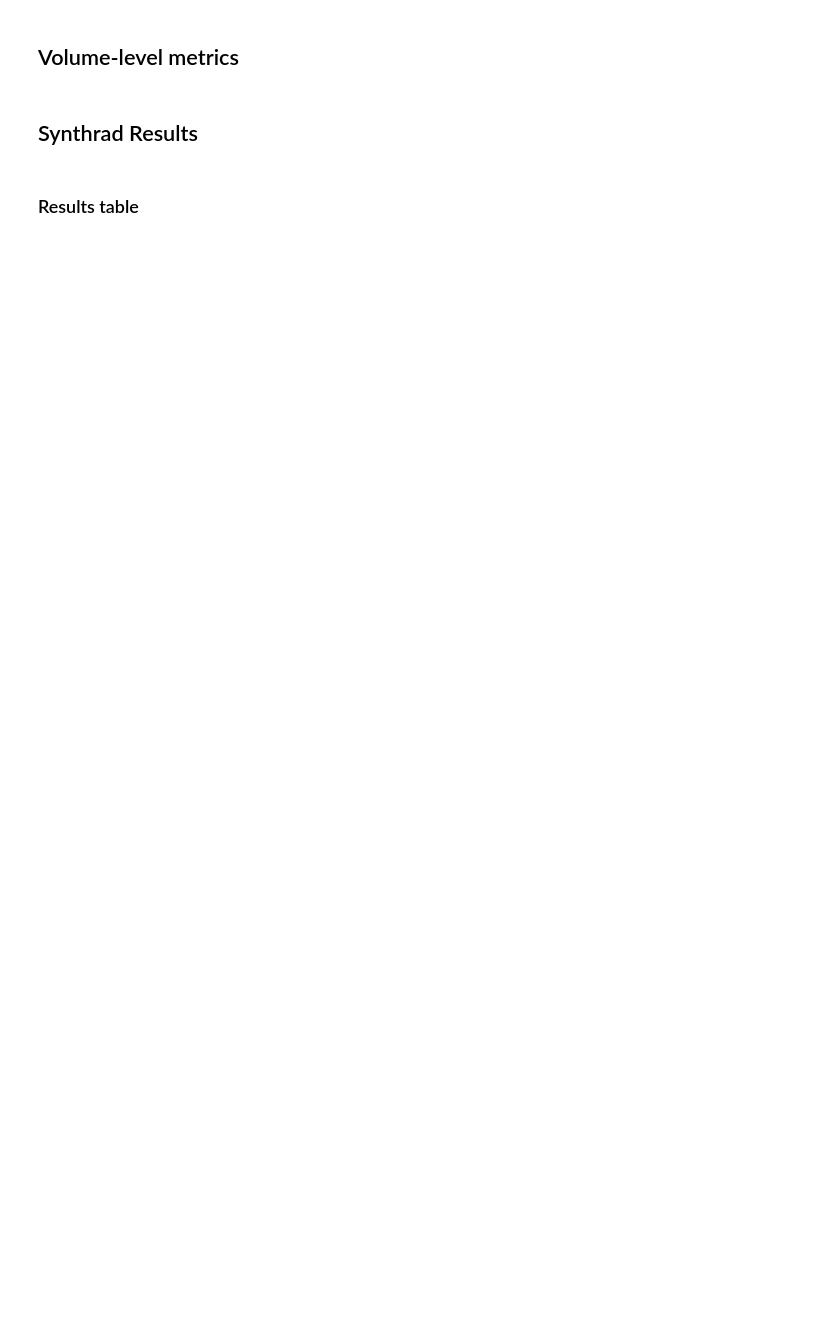
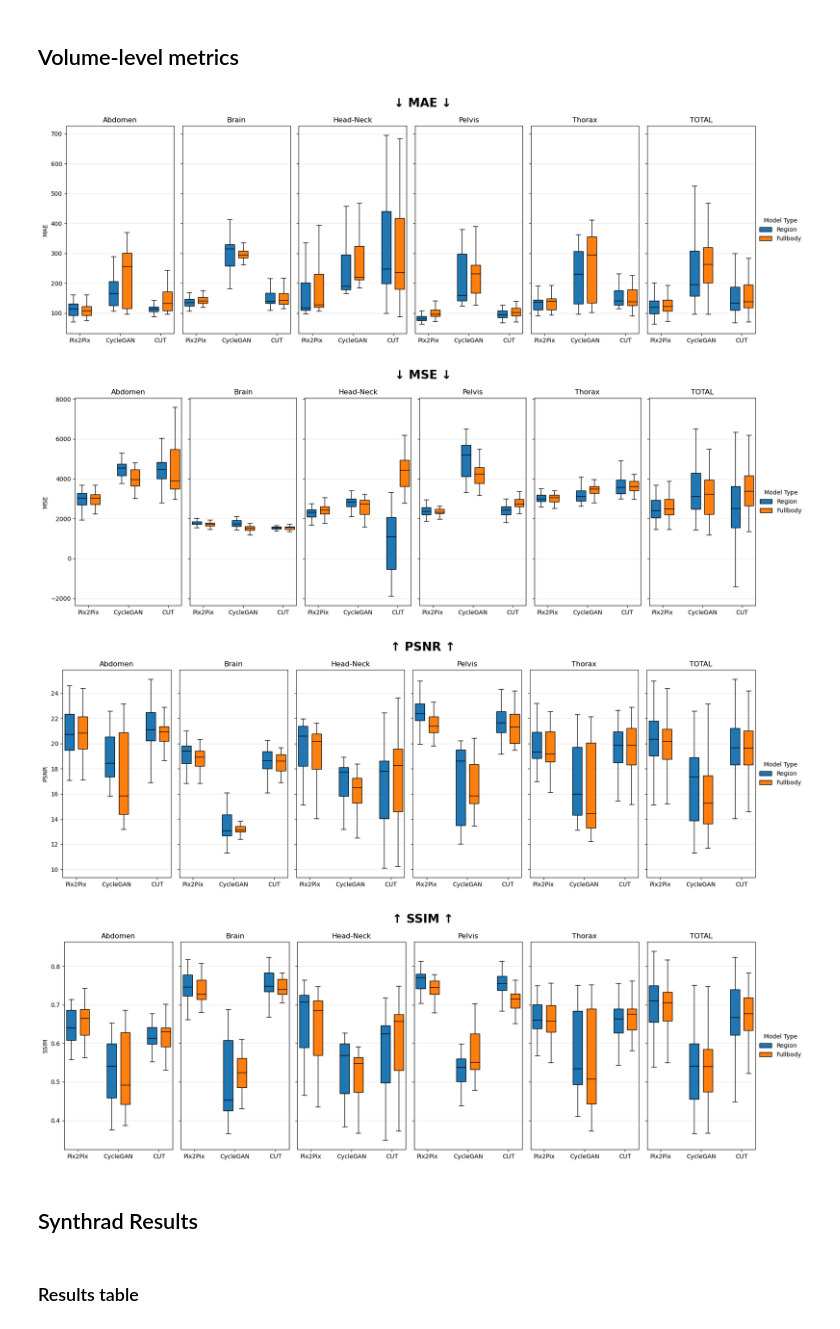
Before and after one commit to NicSchuler/fullbody-sCT, a Jupyter notebook: training/checkpoints/visualize_testing_results.ipynb, the cells around one changed output. Cells and saved outputs as stored; diff of their text form; code cells hidden in the pictures; blank space fills up the shorter version.

Commit message:
testing results incl. volume

```diff
--- a/training/checkpoints/visualize_testing_results.ipynb
+++ b/training/checkpoints/visualize_testing_results.ipynb
@@ -582,41 +617,47 @@ cut_synthrad_HN_final: dropping 8.39% of rows (247 slices) due to missing values
 ## Volume-level metrics
 # %%
 # Data loading
-data_info_ex1 = pd.DataFrame(
+data_info_ex1_volume = pd.DataFrame(
     [
-        ["Region", "Baseline", "pix2pix_synthrad_abdomen_final/test_50/test_metrics_over_all.csv"],
-        ["Region", "Baseline", "pix2pix_synthrad_brain_final/test_50/test_metrics_over_all.csv"],
-        ["Region", "Baseline", "pix2pix_synthrad_headneck_final/test_50/test_metrics_over_all.csv"],
-        ["Region", "Baseline", "pix2pix_synthrad_pelvis_final/test_50/test_metrics_over_all.csv"],
-        ["Region", "Baseline", "pix2pix_synthrad_thorax_final/test_50/test_metrics_over_all.csv"],
-        ["Fullbody", "Baseline", "pix2pix_synthrad_allregion_final/test_50/test_metrics_over_all.csv"],
+        ["Region", "Baseline", "pix2pix_synthrad_abdomen_final/test_50/test_metrics_over_volume.csv"],
+        ["Region", "Baseline", "pix2pix_synthrad_brain_final/test_50/test_metrics_over_volume.csv"],
+        ["Region", "Baseline", "pix2pix_synthrad_headneck_final/test_50/test_metrics_over_volume.csv"],
+        ["Region", "Baseline", "pix2pix_synthrad_pelvis_final/test_50/test_metrics_over_volume.csv"],
+        ["Region", "Baseline", "pix2pix_synthrad_thorax_final/test_50/test_metrics_over_volume.csv"],
+        ["Fullbody", "Baseline", "pix2pix_synthrad_allregion_final/test_50/test_metrics_over_volume.csv"],
 
-        ["Region", "Baseline", "cyclegan_abdomen_final/test_50/test_metrics_over_all.csv"],
-        ["Region", "Baseline", "cyclegan_brain_final/test_50/test_metrics_over_all.csv"],
-        ["Region", "Baseline", "cyclegan_head_neck_final/test_50/test_metrics_over_all.csv"],
-        ["Region", "Baseline", "cyclegan_pelvis_final/test_50/test_metrics_over_all.csv"],
-        ["Region", "Baseline", "cyclegan_thorax_final/test_50/test_metrics_over_all.csv"],
-        ["Fullbody", "Baseline", "cyclegan_allregions_final/test_50/test_metrics_over_all.csv"],
+        ["Region", "Baseline", "cyclegan_abdomen_final/test_50/test_metrics_over_volume.csv"],
+        ["Region", "Baseline", "cyclegan_brain_final/test_50/test_metrics_over_volume.csv"],
+        ["Region", "Baseline", "cyclegan_head_neck_final/test_50/test_metrics_over_volume.csv"],
+        ["Region", "Baseline", "cyclegan_pelvis_final/test_50/test_metrics_over_volume.csv"],
+        ["Region", "Baseline", "cyclegan_thorax_final/test_50/test_metrics_over_volume.csv"],
+        ["Fullbody", "Baseline", "cyclegan_allregions_final/test_50/test_metrics_over_volume.csv"],
 
-        ["Region", "Baseline", "cut_synthrad_abdomen_final/test_50/test_metrics_over_all.csv"],
-        ["Region", "Baseline", "cut_synthrad_brain_final/test_50/test_metrics_over_all.csv"],
-        ["Region", "Baseline", "cut_synthrad_HN_final/test_50/test_metrics_over_all.csv"],
-        ["Region", "Baseline", "cut_synthrad_pelvis_final/test_50/test_metrics_over_all.csv"],
-        ["Region", "Baseline", "cut_synthrad_TH_final/test_50/test_metrics_over_all.csv"],
-        ["Fullbody", "Baseline", "cut_synthrad_allregions_final/test_50/test_metrics_over_all.csv"],
+        ["Region", "Baseline", "cut_synthrad_abdomen_final/test_50/test_metrics_over_volume.csv"],
+        ["Region", "Baseline", "cut_synthrad_brain_final/test_50/test_metrics_over_volume.csv"],
+        ["Region", "Baseline", "cut_synthrad_HN_final/test_50/test_metrics_over_volume.csv"],
+        ["Region", "Baseline", "cut_synthrad_pelvis_final/test_50/test_metrics_over_volume.csv"],
+        ["Region", "Baseline", "cut_synthrad_TH_final/test_50/test_metrics_over_volume.csv"],
+        ["Fullbody", "Baseline", "cut_synthrad_allregions_final/test_50/test_metrics_over_volume.csv"],
     ],
     columns=["region_or_fullbody", "preprocessing", "path"],
 )
 
-all_data = load_and_concat(data_info_ex1)
+all_data = load_and_concat(data_info_ex1_volume)
+masked, unmasked = split_masked_unmasked(all_data)
 for metric in ["MAE", "MSE", "PSNR", "SSIM"]:
     plot_metric_with_subplots_incl_total(
-        all_data,
+        masked,
         metric=metric,
         subplot_column="bodyregion",
         groups=["model", "region_or_fullbody"],
         legend_title="Model Type",
     )
+# %% [output]
+[figure, added]
+[figure, added]
+[figure, added]
+[figure, added]
 # %% [markdown]
 ## Synthrad Results
 # %%
```
Also changed, not shown: parts of 6 cells of this notebook.
